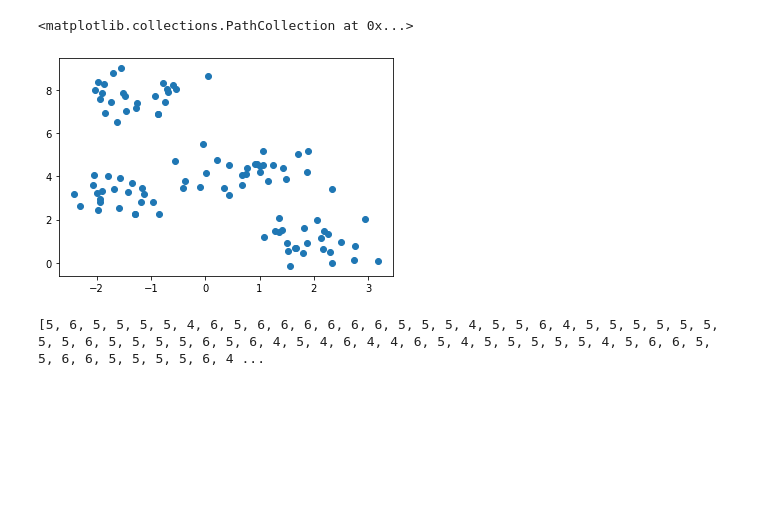
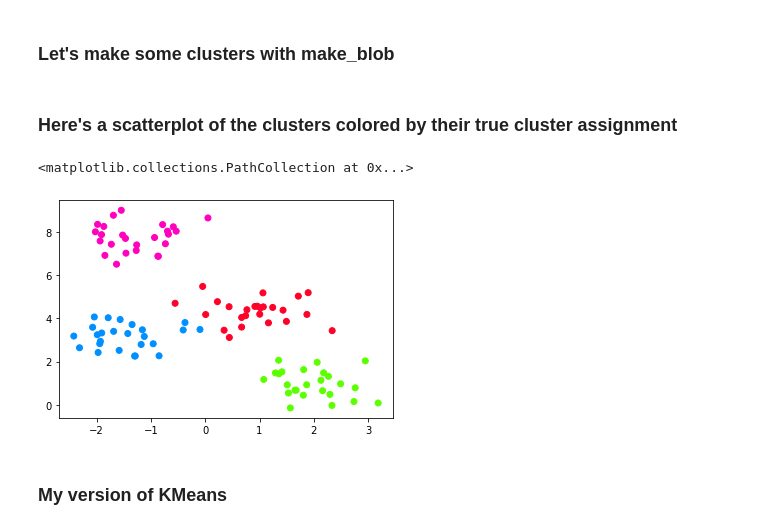
Before and after one commit to CS486-Fall2020/Clustering---KMeans, a Jupyter notebook: modules/Driver.ipynb, the cells around one changed output. Saved outputs shown, nothing was run; the diff lists cells and outputs as text; code cells hidden in the pictures; blank space fills up the shorter version.

```diff
--- a/modules/Driver.ipynb
+++ b/modules/Driver.ipynb
@@ -6,16 +7,15 @@ import random
 
 %matplotlib inline
+# %% [markdown]
+### Let's make some clusters with make_blob
 # %%
-    X = make_blobs(n_samples=100, centers=4, cluster_std=0.60, random_state=0)
-
-    X = X[0]
-    plt.scatter(X[:, 0], X[:, 1])
+    X, assignment= make_blobs(n_samples=100, centers=4, cluster_std=0.60, random_state=0)
-# %% [output]
-<matplotlib.collections.PathCollection at 0x...>
-[figure, removed]
-# %%
-km = kmeans(k=20)
-c = km.fit(X)
-print(c)
-# %% [output]
-[5, 6, 5, 5, 5, 5, 4, 6, 5, 6, 6, 6, 6, 6, 6, 5, 5, 5, 4, 5, 5, 6, 4, 5, 5, 5, 5, 5, 5, 5, 5, 6, 5, 5, 5, 5, 6, 5, 6, 4, 5, 4, 6, 4, 4, 6, 5, 4, 5, 5, 5, 5, 5, 4, 5, 6, 6, 5, 5, 6, 6, 5, 5, 5, 5, 6, 4 ...
+# %% [markdown]
+### Here's a scatterplot of the clusters colored by their true cluster assignment
+# %%
+plt.scatter(X[:,0], X[:,1], c=assignment, cmap='gist_rainbow')
+# %% [output]
+<matplotlib.collections.PathCollection at 0x...>
+[figure, added]
+# %% [markdown]
+### My version of KMeans
```
Also changed, not shown: parts of 4 cells of this notebook.
